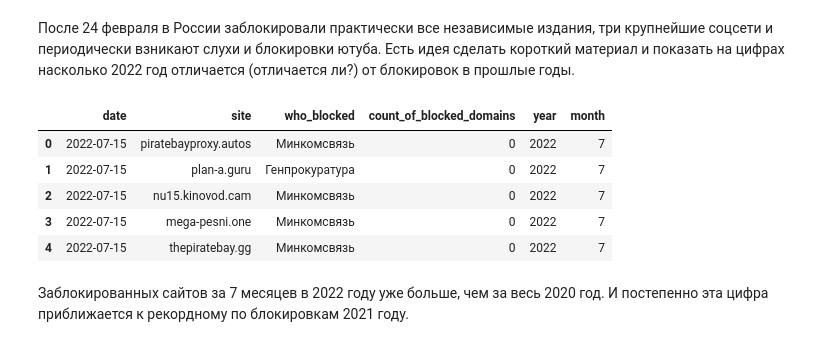
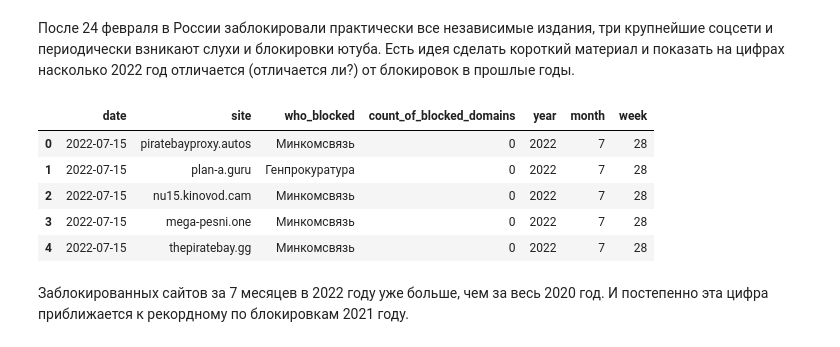
Before and after one commit to kkruglik/runet_blockings, a Jupyter notebook: data_analysis.ipynb, the cells around one changed output. Saved outputs shown, nothing was run; the diff lists cells and outputs as text; code cells hidden in the pictures.

```diff
--- a/data_analysis.ipynb
+++ b/data_analysis.ipynb
@@ -13,16 +13,17 @@ sns.set(rc={"figure.figsize":(12, 7)})
 # %%
 data = pd.read_csv('scraped_blocking_data.csv', index_col=0)
 data.date = pd.to_datetime(data.date)
+data['week'] = data.date.dt.isocalendar().week
 
 # пример данных от Роскомсвободы
 data.head()
 # %% [output]
-|  | date | site | who_blocked | count_of_blocked_domains | year | month |
-| 0 | 2022-07-15 | piratebayproxy.autos | Минкомсвязь | 0 | 2022 | 7 |
-| 1 | 2022-07-15 | plan-a.guru | Генпрокуратура | 0 | 2022 | 7 |
-| 2 | 2022-07-15 | nu15.kinovod.cam | Минкомсвязь | 0 | 2022 | 7 |
-| 3 | 2022-07-15 | mega-pesni.one | Минкомсвязь | 0 | 2022 | 7 |
-| 4 | 2022-07-15 | thepiratebay.gg | Минкомсвязь | 0 | 2022 | 7 |
+|  | date | site | who_blocked | count_of_blocked_domains | year | month | week |
+| 0 | 2022-07-15 | piratebayproxy.autos | Минкомсвязь | 0 | 2022 | 7 | 28 |
+| 1 | 2022-07-15 | plan-a.guru | Генпрокуратура | 0 | 2022 | 7 | 28 |
+| 2 | 2022-07-15 | nu15.kinovod.cam | Минкомсвязь | 0 | 2022 | 7 | 28 |
+| 3 | 2022-07-15 | mega-pesni.one | Минкомсвязь | 0 | 2022 | 7 | 28 |
+| 4 | 2022-07-15 | thepiratebay.gg | Минкомсвязь | 0 | 2022 | 7 | 28 |
 # %% [markdown]
 Заблокированных сайтов за 7 месяцев в 2022 году уже больше, чем за весь 2020 год. И постепенно эта цифра приближается к рекордному по блокировкам 2021 году.
 # %%
```
Also changed, not shown: parts of 16 cells of this notebook.
